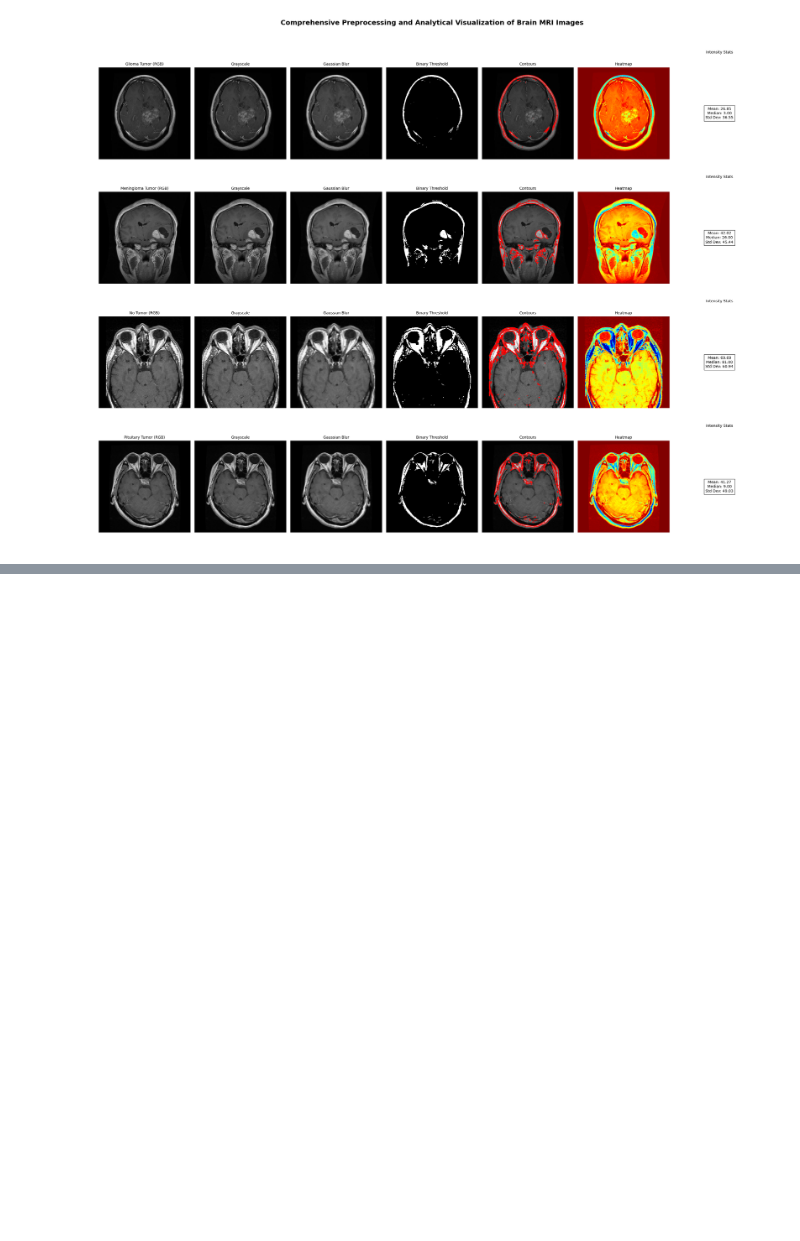
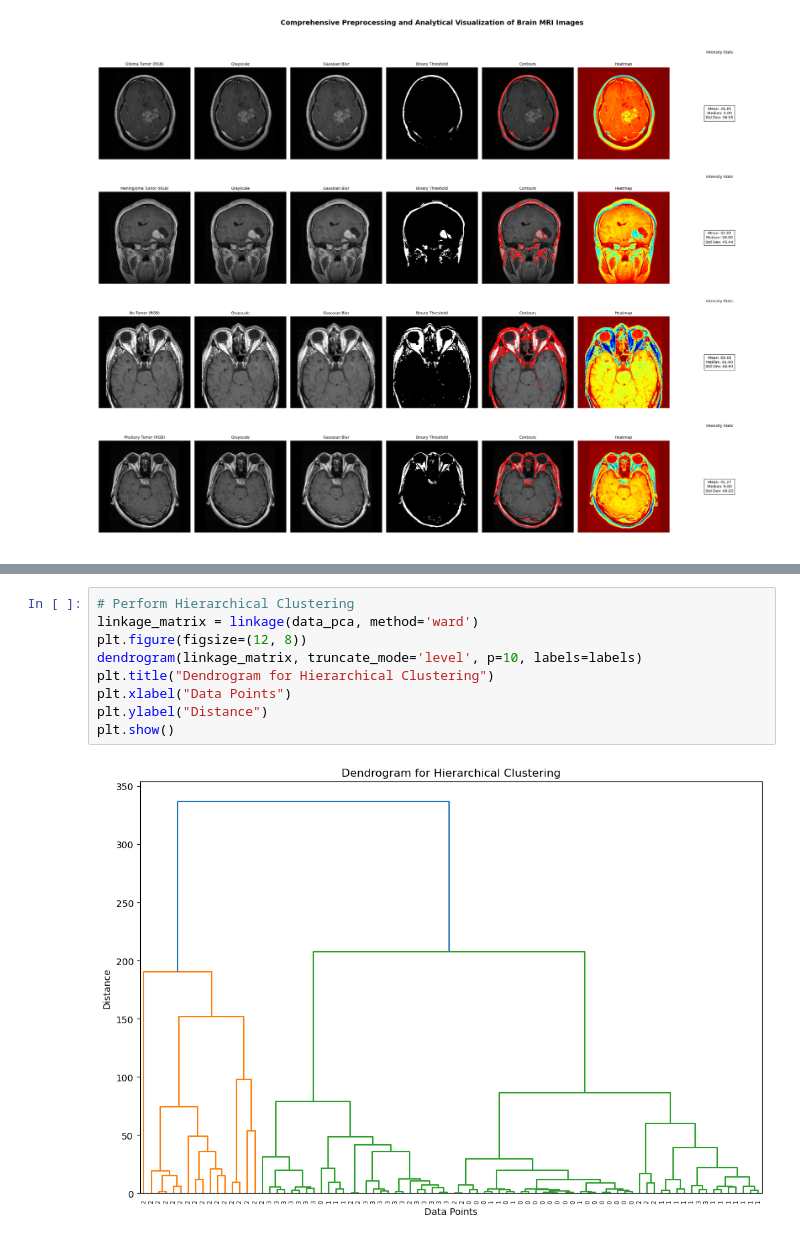
Before and after one commit to kelvinprabhu/Advance_Machine_learning_exercise, a Jupyter notebook: image_classification.ipynb, the cells around one changed output, grey strips where cells are left out. Cells and saved outputs as stored; diff of their text form; blank space fills up the shorter version.

```diff
--- a/image_classification.ipynb
+++ b/image_classification.ipynb
@@ -84,0 +191,11 @@ plt.show()
+# %%
+# Perform Hierarchical Clustering
+linkage_matrix = linkage(data_pca, method='ward')
+plt.figure(figsize=(12, 8))
+dendrogram(linkage_matrix, truncate_mode='level', p=10, labels=labels)
+plt.title("Dendrogram for Hierarchical Clustering")
+plt.xlabel("Data Points")
+plt.ylabel("Distance")
+plt.show()
+# %% [output]
+[figure, added]
```
Also changed, not shown: parts of 9 cells of this notebook.
